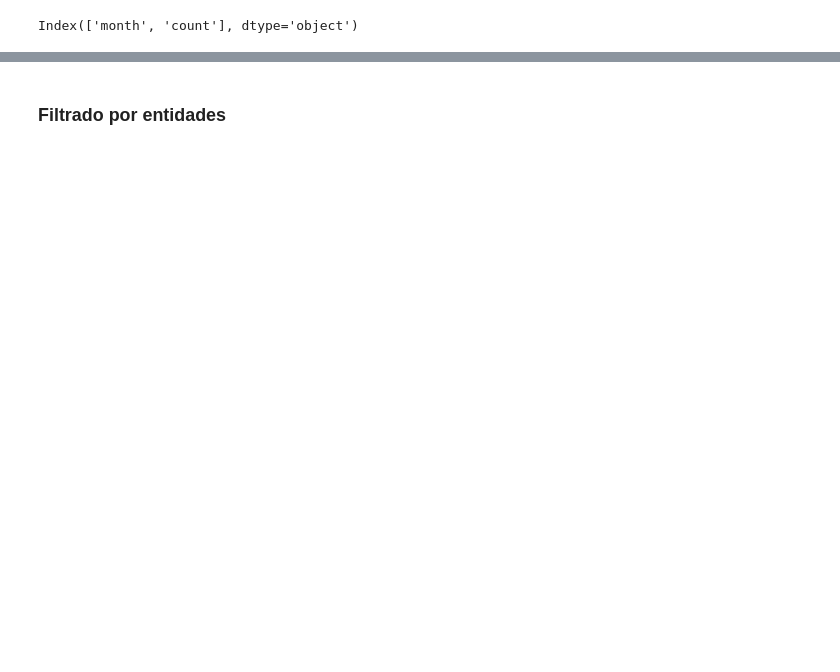
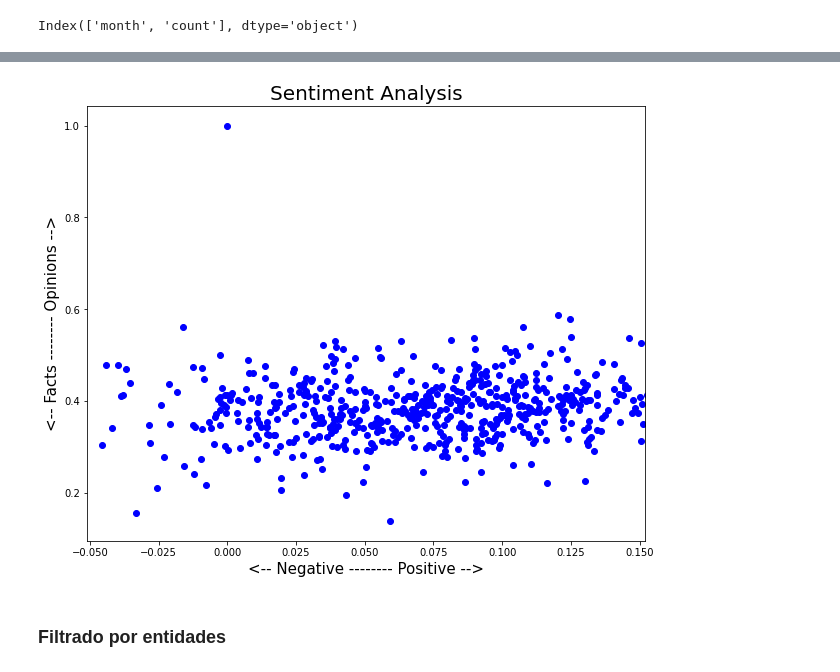
Before and after one commit to Walt9819/factores-impacto-desempleo-mexico, a Jupyter notebook: Python/AnálisisExploratorioDENUE.ipynb, the cells around one changed output, grey strips where cells are left out. Cells and saved outputs as stored; diff of their text form; code cells hidden in the pictures; blank space fills up the shorter version.

```diff
--- a/Python/AnálisisExploratorioDENUE.ipynb
+++ b/Python/AnálisisExploratorioDENUE.ipynb
@@ -122,0 +177,3 @@ data_year.to_pickle("corpus.pkl")
+# %%
+dt_data = data_dtm.transpose()
+dt_data.head()
@@ -122,0 +215,12 @@ data_year.to_pickle("corpus.pkl")
+# %%
+from collections import Counter
+
+# Let's first pull out the top 30 words for each anio
+words = []
+for anio in dt_data.columns:
+    top = [word for (word, count) in top_dict[anio]]
+    for t in top:
+        words.append(t)
+print(Counter(words).most_common())
+add_stop_words = [word for word, count in Counter(words).most_common() if count > 6]
+add_stop_words
@@ -122,0 +296,15 @@ data_year.to_pickle("corpus.pkl")
+# %%
+import nltk
+from textblob import TextBlob
+
+pol = lambda x: TextBlob(x).sentiment.polarity
+pol2 = lambda x: x.sentiment.polarity
+sub = lambda x: TextBlob(x).sentiment.subjectivity
+sub2 = lambda x: x.sentiment.subjectivity
+
+traducir = lambda x: TextBlob(x).translate(to="en")
+
+data['blob_en'] = data['body'].apply(traducir)
+data['polarity'] = data['blob_en'].apply(pol2)
+data['subjectivity'] = data['blob_en'].apply(sub2)
+data
@@ -123,2 +345,19 @@ data_year.to_pickle("corpus.pkl")
+# %%
+plt.rcParams['figure.figsize'] = [10, 8]
+
+for index, anio in enumerate(data.index):
+    x = data.polarity.loc[anio]
+    y = data.subjectivity.loc[anio]
+    plt.scatter(x, y, color='blue')
+    #plt.text(x+.001, y+.001, data['full_name'][index], fontsize=10)
+    plt.xlim(-0.051, 0.152)
+
+plt.title('Sentiment Analysis', fontsize=20)
+plt.xlabel('<-- Negative -------- Positive -->', fontsize=15)
+plt.ylabel('<-- Facts -------- Opinions -->', fontsize=15)
+
+plt.show()
+# %% [output]
+[figure, added]
 # %% [markdown]
 ### Filtrado por entidades
```
Also changed, not shown: parts of 13 cells of this notebook.
